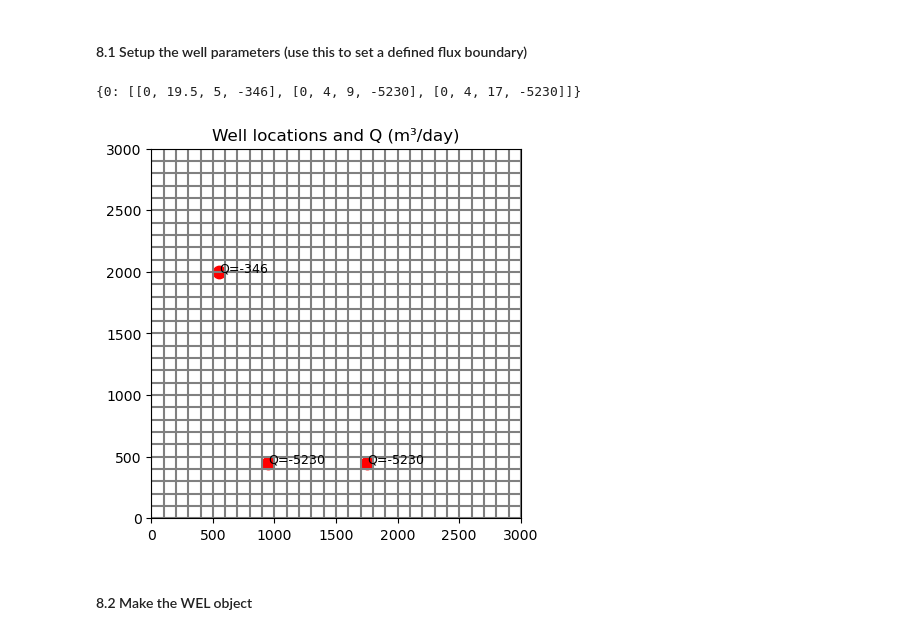
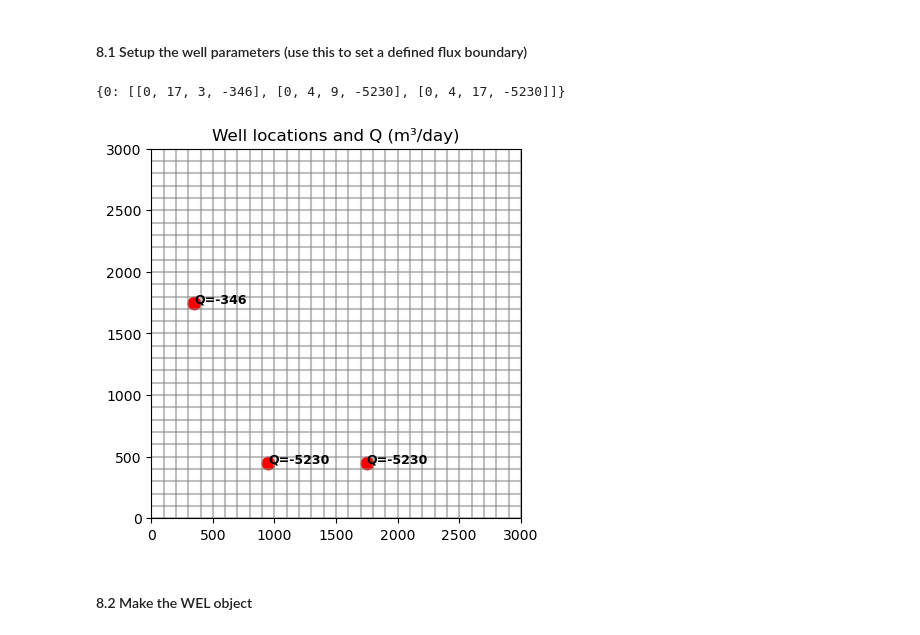
Before and after one commit to HWRS564-hydrogeologic-analysis/hwrs564b_course_materials_diamantebarrett, a Jupyter notebook: My_HW/Scenario2.ipynb, the cells around one changed output. Cells and saved outputs as stored; diff of their text form; code cells hidden in the pictures.

```diff
--- a/My_HW/Scenario2.ipynb
+++ b/My_HW/Scenario2.ipynb
@@ -400,10 +369,10 @@ wildcat_y = 1600
 acme_x = 800
 acme_y = padding
 
-# --- One figure + one axis ---
+
 fig, ax = plt.subplots(figsize=(8, 8))
 
-# --- Plot IDW K field on this axis ---
+
 im = ax.imshow(
     K_vals[0, :, :],
     origin="lower",
@@ -463,7 +432,34 @@ ax.text(
     zorder=4
 )
 
-# --- Labels / title ---
+points_rc = [
+    (1,  0,  "K=13  Well 2"),
+    (24, 0,  "K=1.5 Well 1"),
+    (1,  23, "K=8.4 Well 4"),
+    (24, 24, "K=1 Well 3")
+]
+
+x_pts = []
+y_pts = []
+labels = []
+
+for r, c, label in points_rc:
+    x = (c + 0.5) * dx
+    y = (r + 0.5) * dy   # bottom-left origin
+    x_pts.append(x)
+    y_pts.append(y)
+    labels.append(label)
+
+ax.scatter(x_pts, y_pts, color="red", s=80, zorder=5)
+
+for x, y, lab in zip(x_pts, y_pts, labels):
+    ax.text(x + dx*0.2, y + dy*0.2, lab,
+            color="red",
+            fontsize=8,
+            zorder=6)
+
+
+
 ax.set_xlabel("Lx (m)")
 ax.set_ylabel("Ly (m)")
 ax.set_title(f"IDW K field (power={power}) with Farms")
@@ -519,27 +510,27 @@ For more details on the WEL package see: https://flopy.readthedocs.io/en/3.3.4/s
 # %%
 Qw_in = -346                   # Volumetric flux from the well in units of L3/T
 QACME1_in = -5230
 QACME2_in =-5230
 #fluxesA = [0,7.029,7.0145,QACME1_in],[0,17.087,7.01451,QACME2_in]
 
-sp_fluxes = {0: [[0,19.5,5,Qw_in],[0,4,9,QACME1_in],[0,4,17,QACME2_in]]}              #create a dictionary with entries for each stress period
+sp_fluxes = {0: [[0,17,3,Qw_in],[0,4,9,QACME1_in],[0,4,17,QACME2_in]]}              #create a dictionary with entries for each stress period
 
 print(sp_fluxes)
 
 modelmap = flopy.plot.PlotMapView(model=m, layer=0)
-modelmap.plot_grid()
+modelmap.plot_grid(alpha=0.5)
 
 for (lay, r, c, q) in sp_fluxes[0]:
     x = (c + 0.5) * dx
     y = (r + 0.5) * dy   # <-- fixed orientation
     plt.scatter(x, y, s=80, color="red")
-    plt.text(x, y, f"Q={q}", fontsize=9)
+    plt.text(x, y, f"Q={q}", fontsize=9,fontweight='bold')
 
 plt.title("Well locations and Q (m³/day)")
 plt.show()
 # %% [output]
-{0: [[0, 19.5, 5, -346], [0, 4, 9, -5230], [0, 4, 17, -5230]]}
+{0: [[0, 17, 3, -346], [0, 4, 9, -5230], [0, 4, 17, -5230]]}
-[figure, old version]
+[figure, new version]
 # %% [markdown]
 #### 8.2 Make the WEL object
 # %%
```
Also changed, not shown: parts of 27 cells of this notebook, 21 other files.
